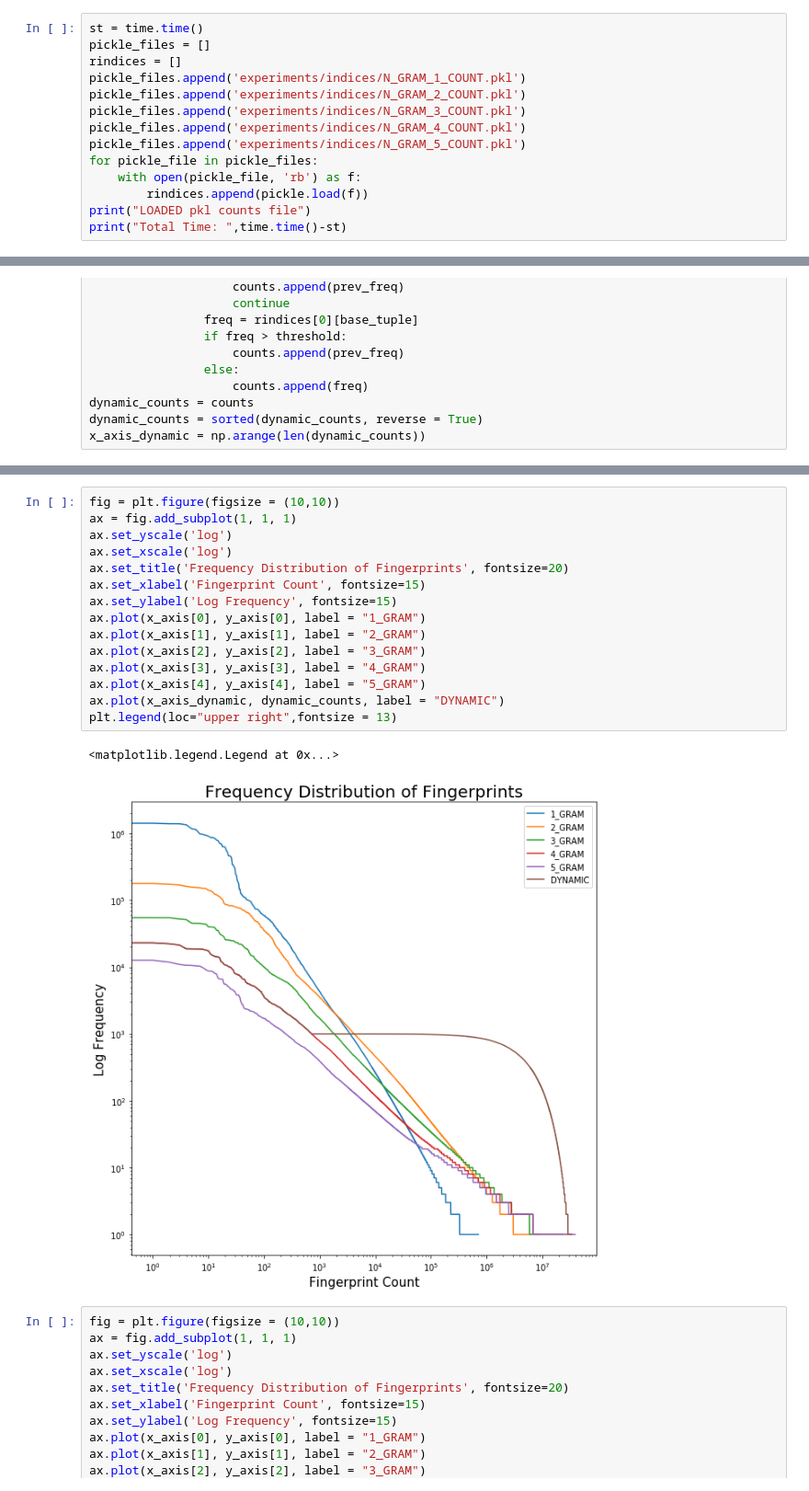
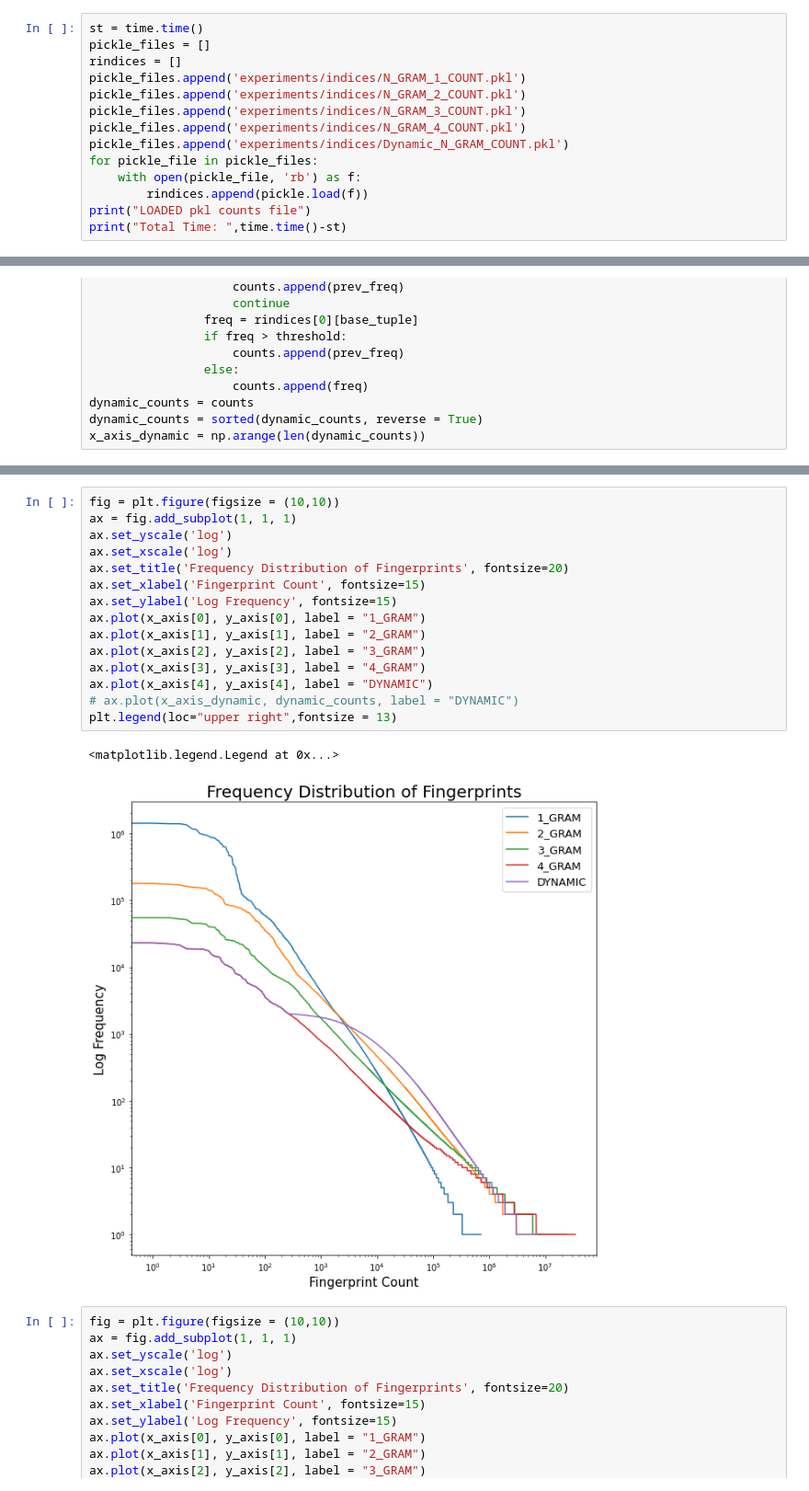
Before and after one commit to gordon-tech/SheetMusicID, a Jupyter notebook: Analysis.py.ipynb, the cells around one changed output, grey strips where cells are left out. Shown: that part at 92% size. Drawn from its saved outputs; the diff is of its cells as text.

```diff
--- a/Analysis.py.ipynb
+++ b/Analysis.py.ipynb
@@ -86,7 +86,7 @@ pickle_files.append('experiments/indices/N_GRAM_1_COUNT.pkl')
 pickle_files.append('experiments/indices/N_GRAM_2_COUNT.pkl')
 pickle_files.append('experiments/indices/N_GRAM_3_COUNT.pkl')
 pickle_files.append('experiments/indices/N_GRAM_4_COUNT.pkl')
-pickle_files.append('experiments/indices/N_GRAM_5_COUNT.pkl')
+pickle_files.append('experiments/indices/Dynamic_N_GRAM_COUNT.pkl')
 for pickle_file in pickle_files:
     with open(pickle_file, 'rb') as f:
         rindices.append(pickle.load(f))
@@ -204,21 +207,21 @@ x_axis_dynamic = np.arange(len(dynamic_counts))
 # %%
 fig = plt.figure(figsize = (10,10))
 ax = fig.add_subplot(1, 1, 1)
 ax.set_yscale('log')
 ax.set_xscale('log')
 ax.set_title('Frequency Distribution of Fingerprints', fontsize=20)
 ax.set_xlabel('Fingerprint Count', fontsize=15)
 ax.set_ylabel('Log Frequency', fontsize=15)
 ax.plot(x_axis[0], y_axis[0], label = "1_GRAM")
 ax.plot(x_axis[1], y_axis[1], label = "2_GRAM")
 ax.plot(x_axis[2], y_axis[2], label = "3_GRAM")
 ax.plot(x_axis[3], y_axis[3], label = "4_GRAM")
-ax.plot(x_axis[4], y_axis[4], label = "5_GRAM")
-ax.plot(x_axis_dynamic, dynamic_counts, label = "DYNAMIC")
+ax.plot(x_axis[4], y_axis[4], label = "DYNAMIC")
+# ax.plot(x_axis_dynamic, dynamic_counts, label = "DYNAMIC")
 plt.legend(loc="upper right",fontsize = 13)
 # %% [output]
 <matplotlib.legend.Legend at 0x...>
-[figure, old version]
+[figure, new version]
 # %%
 fig = plt.figure(figsize = (10,10))
 ax = fig.add_subplot(1, 1, 1)
```
Also changed, not shown: parts of 3 cells of this notebook, 11 other files.
